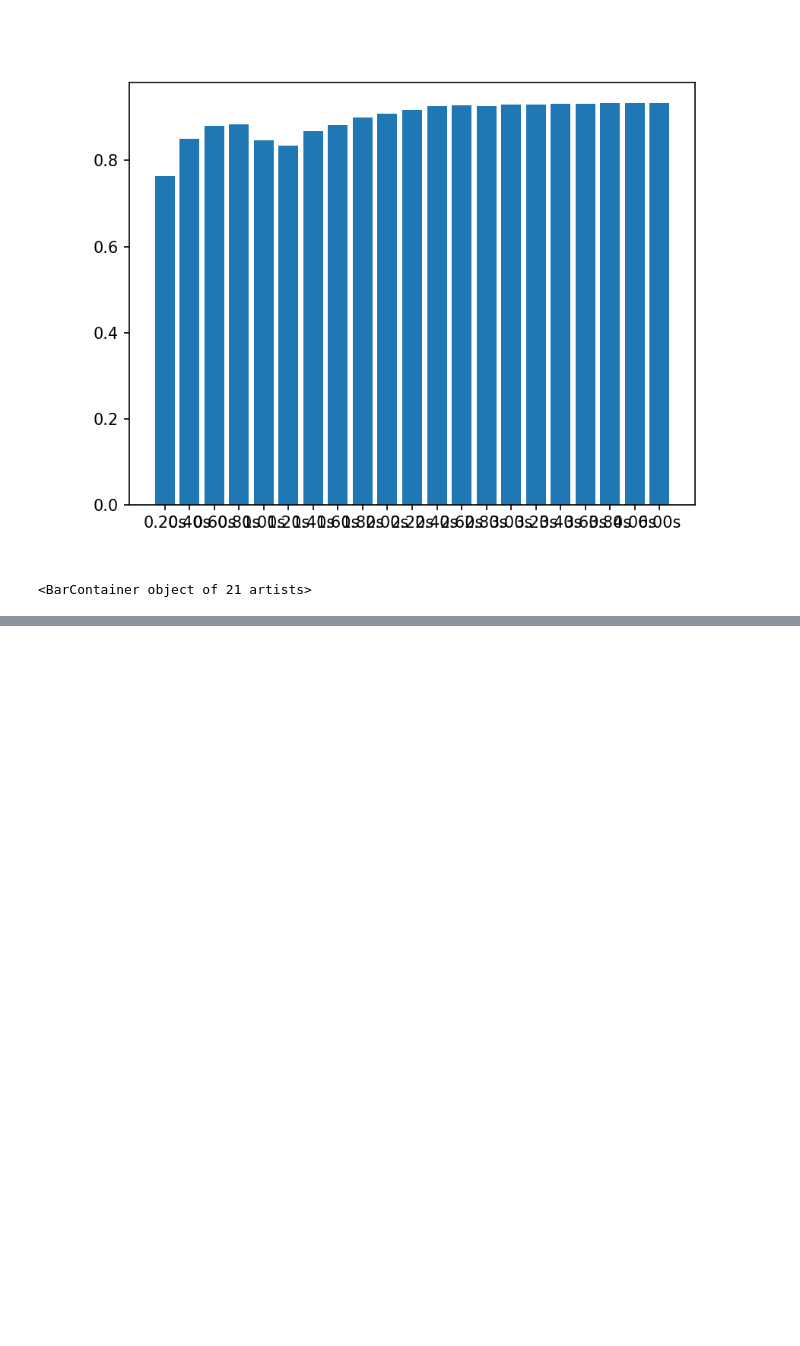
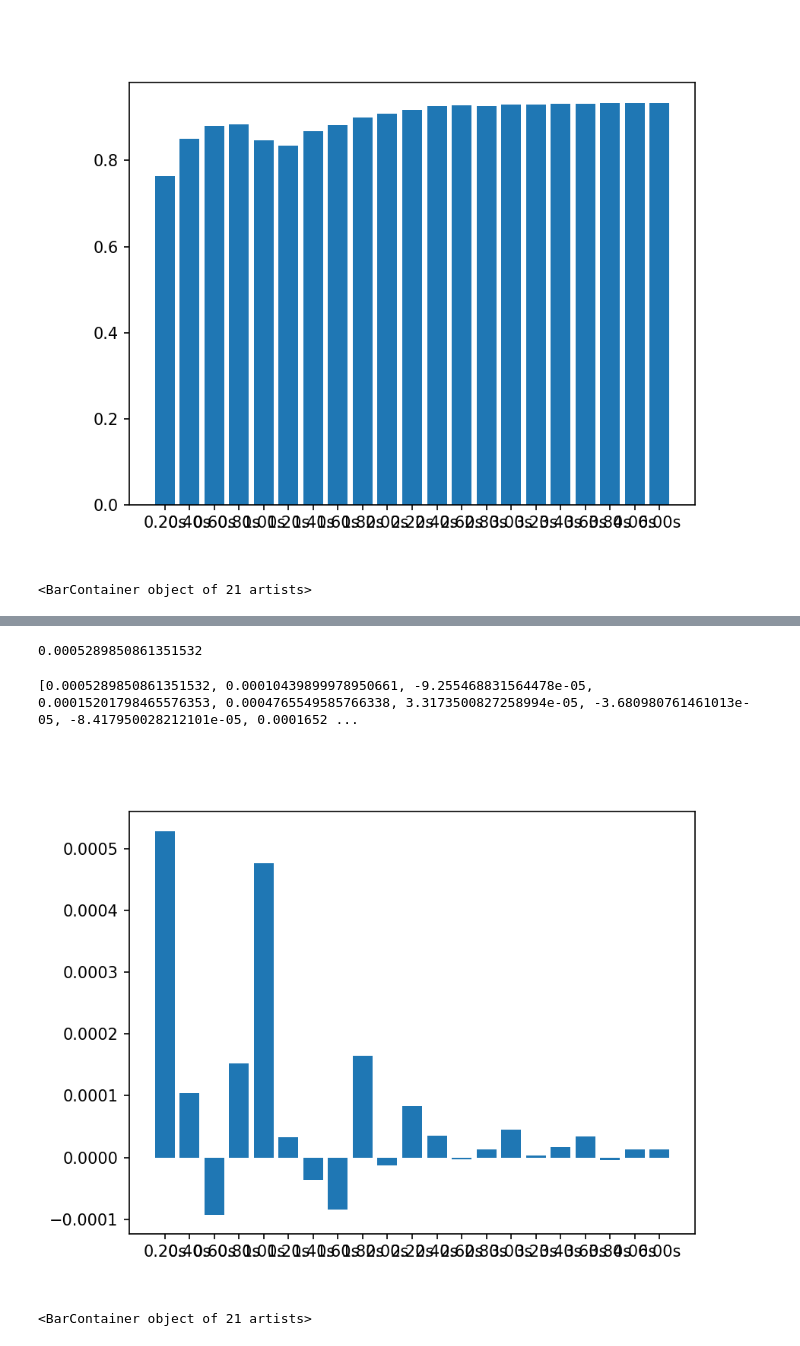
Before and after one commit to Beloin/TCCEMG, a Jupyter notebook: impl_tests/feature_extractor.ipynb, the cells around one changed output, grey strips where cells are left out. Saved outputs shown, nothing was run; the diff lists cells and outputs as text; code cells hidden in the pictures; blank space fills up the shorter version.

Commit message:
Looks like all feature extractors were tested

```diff
--- a/impl_tests/feature_extractor.ipynb
+++ b/impl_tests/feature_extractor.ipynb
@@ -261,0 +269,25 @@ plt.bar(names, data)
+# %%
+def mav(sample):
+    return sum(sample)/len(sample)
+# %%
+mav(cycle_01.grip[:int(.2*extractor._freq)])
+# %% [output]
+0.0005289850861351532
+# %%
+data = []
+names = []
+for i in range(20):
+    window_s = .2 * (i+1)
+    window = window_s * extractor._freq
+    data.append(mav(np.array(cycle_01.grip[:int(window)])))
+    names.append("{0:0.2f}s".format(window_s))
+
+data.append(mav(np.array(cycle_01.grip[:int(window)])))
+names.append('{0:0.2f}s'.format(cycle_01.grip.__len__()/extractor._freq))
+print(data)
+
+plt.bar(names, data)
+# %% [output]
+[0.0005289850861351532, 0.00010439899978950661, -9.255468831564478e-05, 0.00015201798465576353, 0.0004765549585766338, 3.3173500827258994e-05, -3.680980761461013e-05, -8.417950028212101e-05, 0.0001652 ...
+[figure, added]
+<BarContainer object of 21 artists>
```
Also changed, not shown: parts of 1 cell of this notebook, 1 other file.
